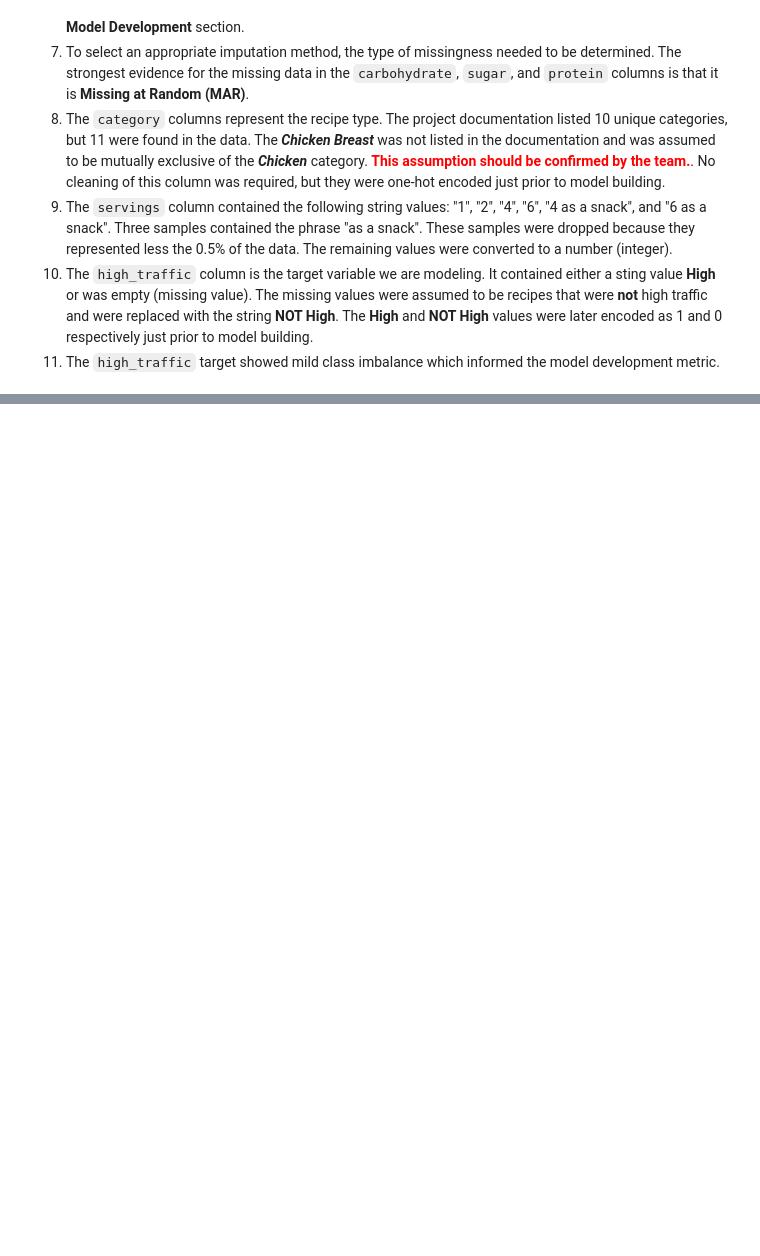
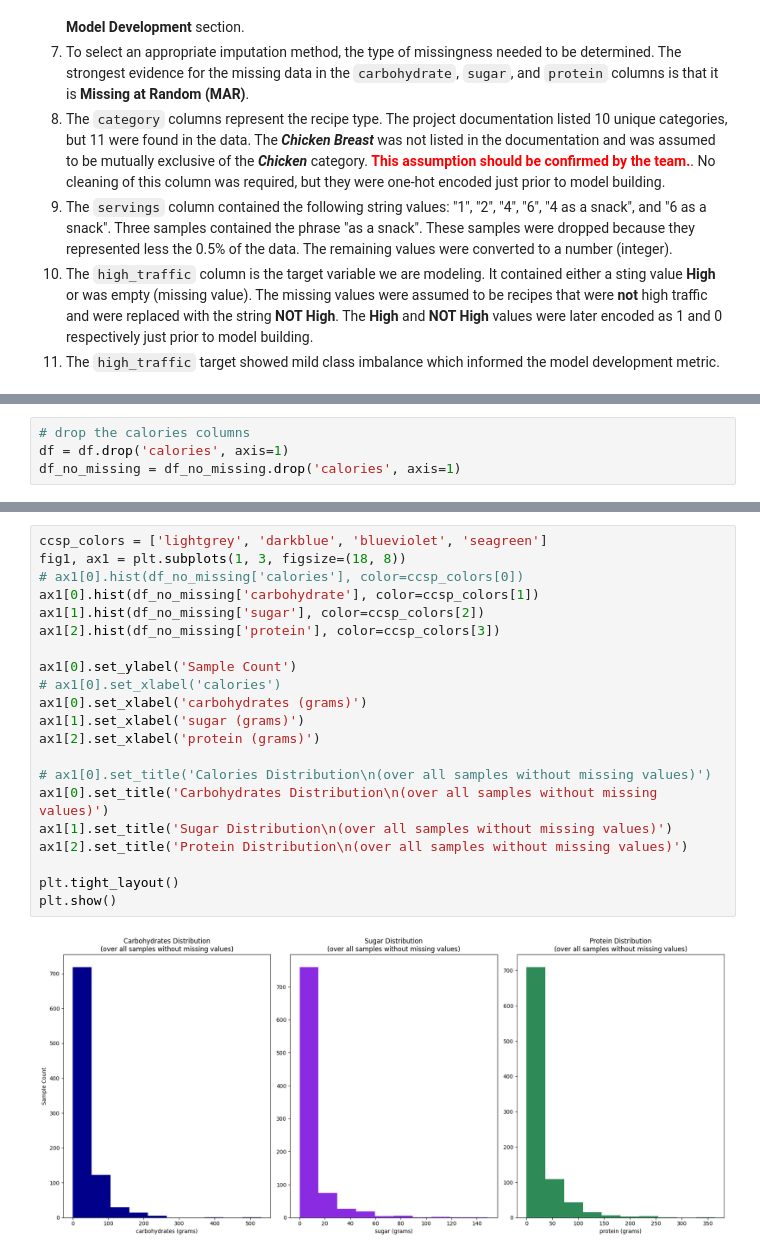
Before and after one commit to MichaelSzczepaniak/DSPortfolio, a Jupyter notebook: Tasty_Bites/TastyBites.ipynb, the cells around one changed output, grey strips where cells are left out. Saved outputs shown, nothing was run; the diff lists cells and outputs as text; blank space fills up the shorter version.

```diff
--- a/Tasty_Bites/TastyBites.ipynb
+++ b/Tasty_Bites/TastyBites.ipynb
@@ -530,0 +607,4 @@ H0: traffic (target) and missing values are independent. p-value = 0.0412, so re
+# %%
+# drop the calories columns
+df = df.drop('calories', axis=1)
+df_no_missing = df_no_missing.drop('calories', axis=1)
@@ -530,0 +722,23 @@ H0: traffic (target) and missing values are independent. p-value = 0.0412, so re
+# %%
+ccsp_colors = ['lightgrey', 'darkblue', 'blueviolet', 'seagreen']
+fig1, ax1 = plt.subplots(1, 3, figsize=(18, 8))
+# ax1[0].hist(df_no_missing['calories'], color=ccsp_colors[0])
+ax1[0].hist(df_no_missing['carbohydrate'], color=ccsp_colors[1])
+ax1[1].hist(df_no_missing['sugar'], color=ccsp_colors[2])
+ax1[2].hist(df_no_missing['protein'], color=ccsp_colors[3])
+
+ax1[0].set_ylabel('Sample Count')
+# ax1[0].set_xlabel('calories')
+ax1[0].set_xlabel('carbohydrates (grams)')
+ax1[1].set_xlabel('sugar (grams)')
+ax1[2].set_xlabel('protein (grams)')
+
+# ax1[0].set_title('Calories Distribution\n(over all samples without missing values)')
+ax1[0].set_title('Carbohydrates Distribution\n(over all samples without missing values)')
+ax1[1].set_title('Sugar Distribution\n(over all samples without missing values)')
+ax1[2].set_title('Protein Distribution\n(over all samples without missing values)')
+
+plt.tight_layout()
+plt.show()
+# %% [output]
+[figure, added]
```
Also changed, not shown: parts of 17 cells of this notebook.
